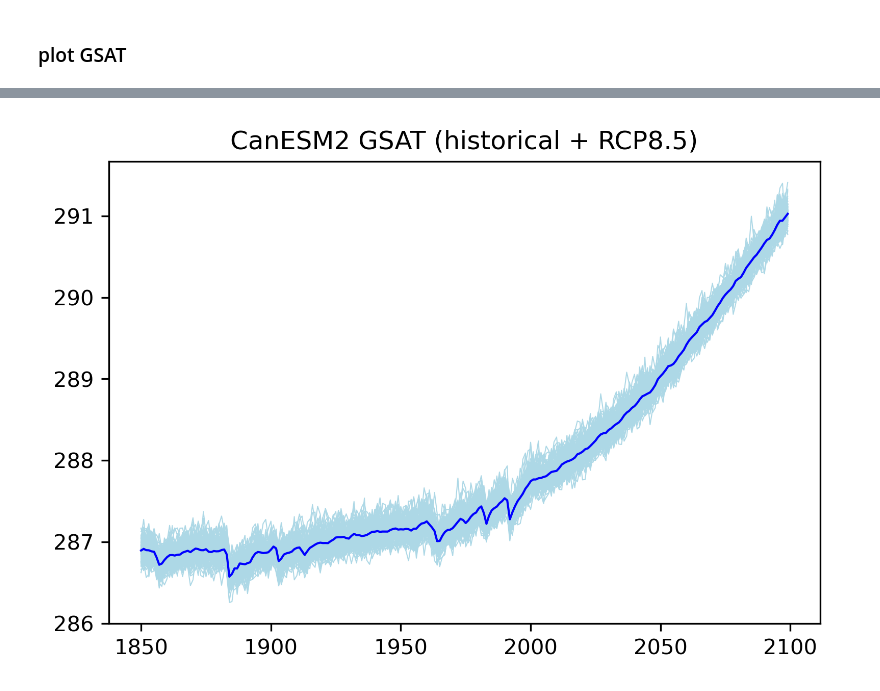
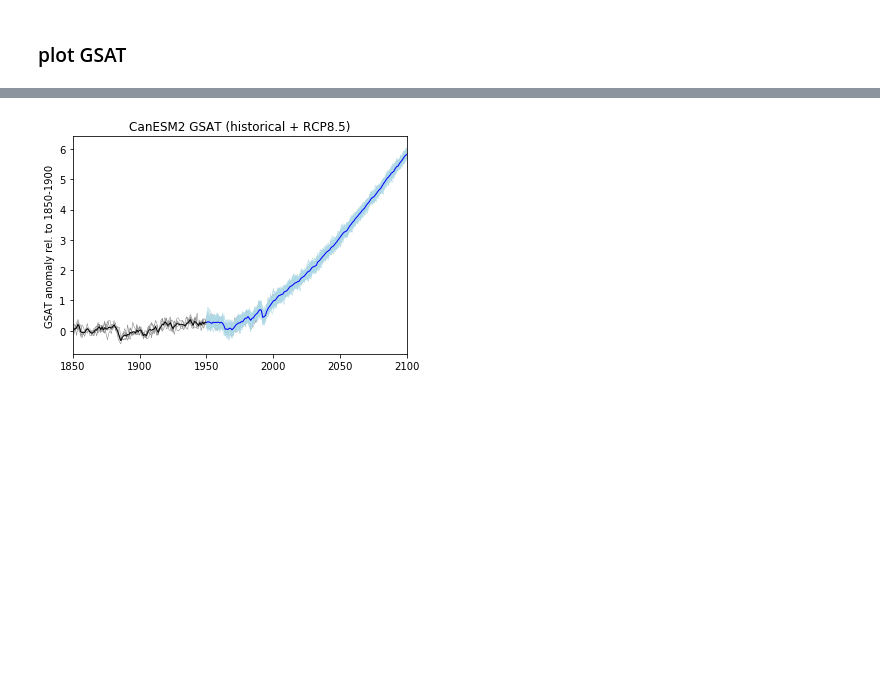
Before and after one commit to seb-1/ENSO_workshop, a Jupyter notebook: examples/example_plot_GSAT.ipynb, the cells around one changed output, grey strips where cells are left out. Drawn from its saved outputs; the diff is of its cells as text; code cells hidden in the pictures; blank space fills up the shorter version.

```diff
--- a/examples/example_plot_GSAT.ipynb
+++ b/examples/example_plot_GSAT.ipynb
@@ -213,2 +207,22 @@ baseURL: http://cmip-pcmdi.llnl.gov/CMIP5/dataLocation gridspecFile: gridspec_at
+# %%
+var = 'tas'
+model = 'canesm2'
+filepath = basedir_processed_MMLEA + 'CanESM2/global_mean/'
+
+file_prefix=var+'_'+model+'_'
+file_suffix='_historical_1850-2005_globalmean.nc'
+
+# initialise array:
+ds = []
+
+for member in tqdm(range(1,6)):
+    id = 'r'+str(member)+'i1p1'
+    file = file_prefix+id+file_suffix
+    member = xr.open_dataset(filepath+file_prefix+id+file_suffix).squeeze()
+    ds.append(member)
+
+
+canesm2_historical_GSAT = xr.concat(ds, dim='ensemble')
+canesm2_historical_GSAT['tas'] = canesm2_historical_GSAT['tas']-273.15 # K to °C
 # %% [markdown]
 ### plot GSAT
@@ -245,7 +229,26 @@ Attributes: (0)
-# %%
-plt.plot(canesm2_tas_globalmean['year'],canesm2_tas_globalmean.transpose(),color='lightblue',linewidth=0.5);
-plt.plot(canesm2_tas_globalmean['year'],canesm2_tas_globalmean.mean(dim='ensemble'),color='blue',linewidth=1);
-plt.title('CanESM2 GSAT (historical + RCP8.5)')
-plt.savefig(plotdir+'GSAT_CanESM2.pdf', bbox_inches='tight', dpi=300)
-# %% [output]
-[figure, removed]
+# %%
+canesm2_offset = canesm2_historical_GSAT['tas'].loc[:,'1850-01-01':'1900-12-31'].mean(dim='time').mean(dim='ensemble')
+# %%
+# compute annual mean
+canesm2_GSAT_ym = canesm2_GSAT.groupby('time.year').mean('time')
+canesm2_GSAT_historical_ym = canesm2_historical_GSAT.groupby('time.year').mean('time')
+
+# compute anomalies relative to 1850-1900
+canesm2_GSAT_ym_anom = canesm2_GSAT_ym - canesm2_offset
+canesm2_GSAT_historical_ym_anom = canesm2_GSAT_historical_ym - canesm2_offset
+# %%
+# historical members
+plt.plot(canesm2_GSAT_historical_ym_anom['year'],canesm2_GSAT_historical_ym_anom['tas'],color='grey',linewidth=0.5);
+plt.plot(canesm2_GSAT_historical_ym_anom['year'],canesm2_GSAT_historical_ym_anom['tas'].mean(dim='ensemble'),color='black',linewidth=1);
+
+# LE members
+plt.plot(canesm2_GSAT_ym_anom['year'],canesm2_GSAT_ym_anom['tas'],color='lightblue',linewidth=0.5);
+plt.plot(canesm2_GSAT_ym_anom['year'],canesm2_GSAT_ym_anom['tas'].mean(dim='ensemble'),color='blue',linewidth=1);
+plt.title('CanESM2 GSAT (historical + RCP8.5)')
+
+plt.ylabel('GSAT anomaly rel. to 1850-1900')
+plt.xlim([1850,2100])
+
+plt.savefig(plotdir+'GSAT_CanESM2.pdf', bbox_inches='tight', dpi=300)
+# %% [output]
+[figure, added]
```
Also changed, not shown: parts of 16 cells of this notebook, 1 other file.
